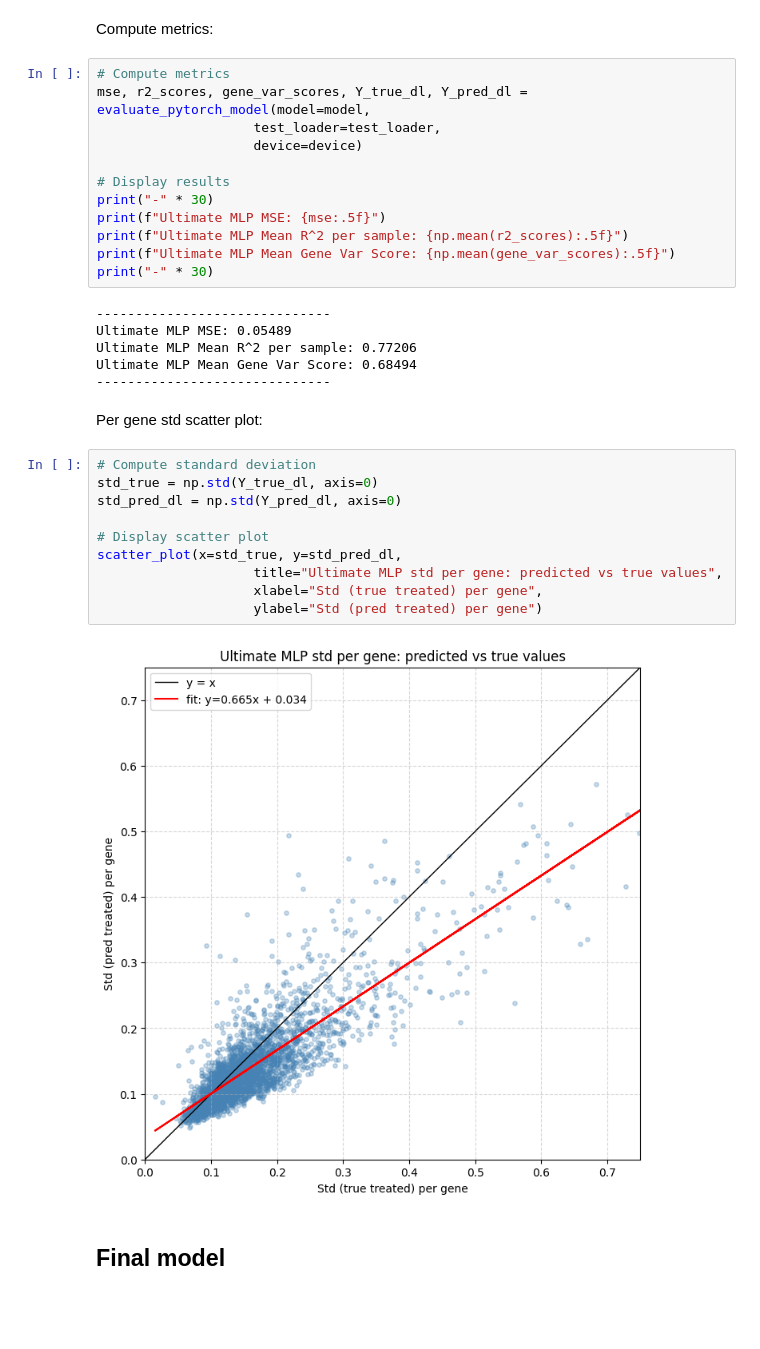
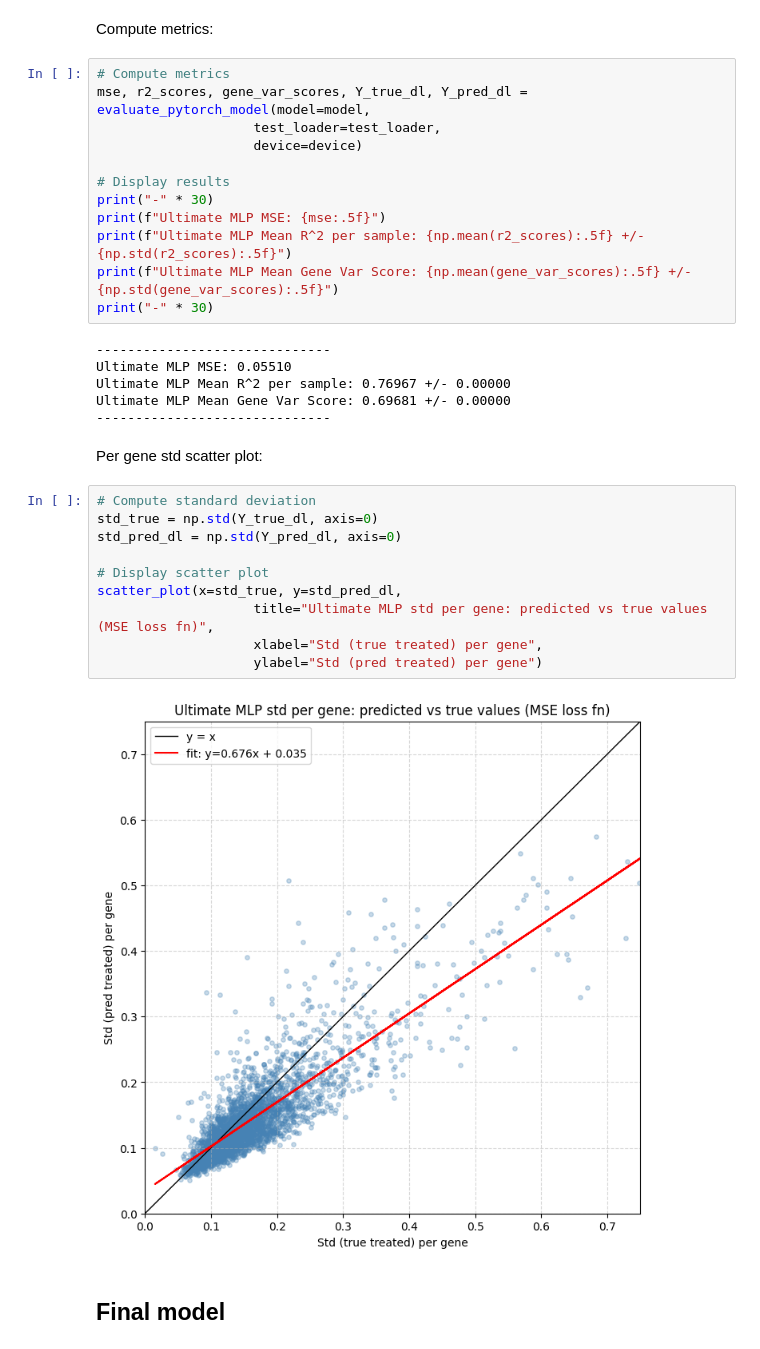
Before and after one commit to MiguelGomGar/gene_knockout, a Jupyter notebook: notebooks/main.ipynb, the cells around one changed output. Saved outputs shown, nothing was run; the diff lists cells and outputs as text; blank space fills up the shorter version.

```diff
--- a/notebooks/main.ipynb
+++ b/notebooks/main.ipynb
@@ -250,29 +246,29 @@ mse, r2_scores, gene_var_scores, Y_true_dl, Y_pred_dl = evaluate_pytorch_model(m
 # Display results
 print("-" * 30)
 print(f"Ultimate MLP MSE: {mse:.5f}")
-print(f"Ultimate MLP Mean R^2 per sample: {np.mean(r2_scores):.5f}")
-print(f"Ultimate MLP Mean Gene Var Score: {np.mean(gene_var_scores):.5f}")
+print(f"Ultimate MLP Mean R^2 per sample: {np.mean(r2_scores):.5f} +/- {np.std(r2_scores):.5f}")
+print(f"Ultimate MLP Mean Gene Var Score: {np.mean(gene_var_scores):.5f} +/- {np.std(gene_var_scores):.5f}")
 print("-" * 30)
 # %% [output]
 ------------------------------
-Ultimate MLP MSE: 0.05489
-Ultimate MLP Mean R^2 per sample: 0.77206
-Ultimate MLP Mean Gene Var Score: 0.68494
+Ultimate MLP MSE: 0.05510
+Ultimate MLP Mean R^2 per sample: 0.76967 +/- 0.00000
+Ultimate MLP Mean Gene Var Score: 0.69681 +/- 0.00000
 ------------------------------
 # %% [markdown]
 Per gene std scatter plot:
 # %%
 # Compute standard deviation
 std_true = np.std(Y_true_dl, axis=0)
 std_pred_dl = np.std(Y_pred_dl, axis=0)
 
 # Display scatter plot
 scatter_plot(x=std_true, y=std_pred_dl,
-                    title="Ultimate MLP std per gene: predicted vs true values",
+                    title="Ultimate MLP std per gene: predicted vs true values (MSE loss fn)",
                     xlabel="Std (true treated) per gene",
                     ylabel="Std (pred treated) per gene")
 # %% [output]
-[figure, old version]
+[figure, new version]
 # %% [markdown]
 ## Final model
 # %% [markdown]
```
Also changed, not shown: parts of 12 cells of this notebook, 16 other files.
